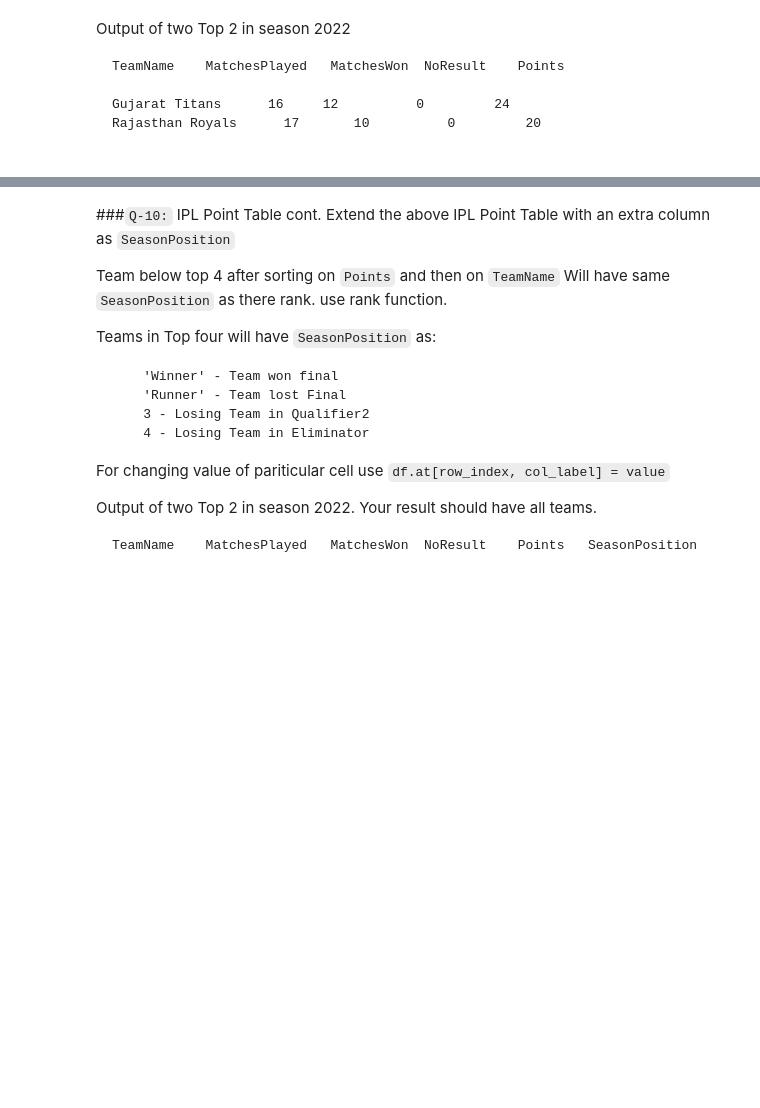
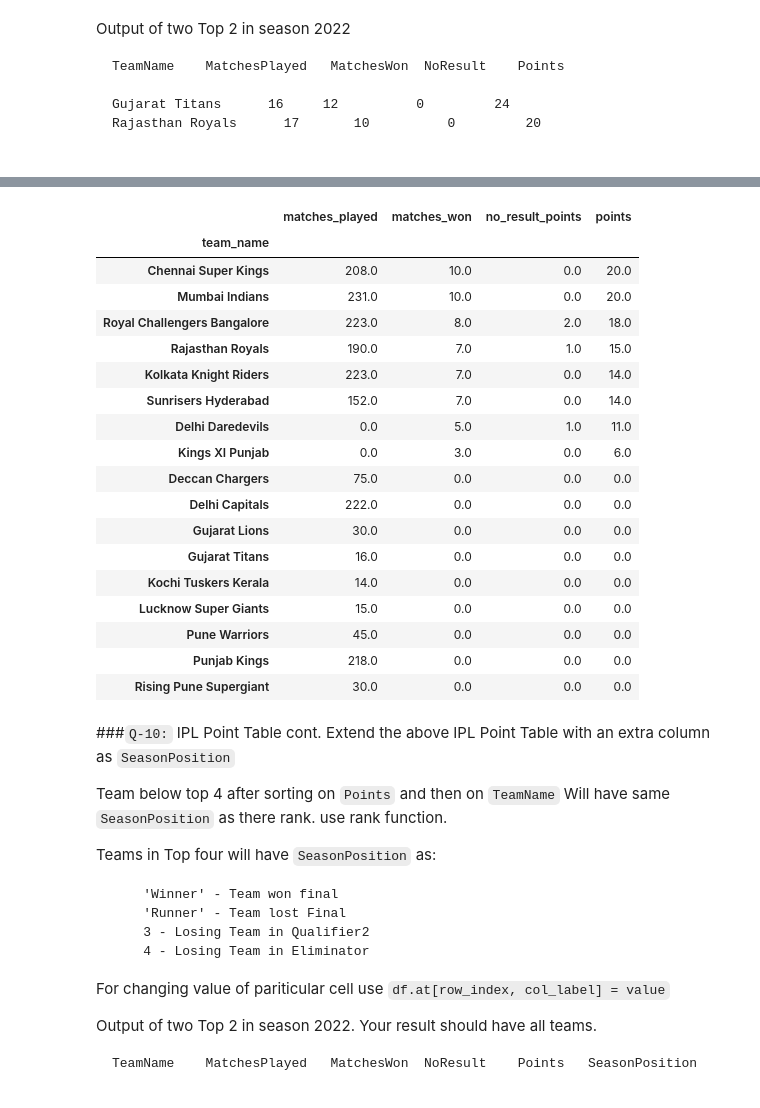
Before and after one commit to ushi-masuka/python-practice, a Jupyter notebook: day1801.ipynb, the cells around one changed output, grey strips where cells are left out. Drawn from its saved outputs; the diff is of its cells as text; code cells hidden in the pictures; blank space fills up the shorter version.

```diff
--- a/day1801.ipynb
+++ b/day1801.ipynb
@@ -353,0 +399,8 @@ Note: Team1 represents Home team. Exclude not result matches.
+# %%
+ipl.dropna(subset=["WinningTeam"],axis=0,inplace=True)
+all_teams_ipl=ipl[["Team1",'Team2']].stack().unique()
+# %%
+matches_played=(ipl["Team1"].value_counts()+ipl["Team2"].value_counts())
+winr=((ipl["WinningTeam"].value_counts())/(matches_played))*100
+homewinr=((ipl[ipl["Team1"]==ipl["WinningTeam"]]["WinningTeam"].value_counts())/(ipl["Team1"].value_counts()))*100
+awaywinr=((ipl[ipl["Team2"]==ipl["WinningTeam"]]["WinningTeam"].value_counts())/(ipl["Team2"].value_counts()))*100
@@ -354,2 +428,4 @@ Note: Team1 represents Home team. Exclude not result matches.
+# %%
+ipl.replace(["Delhi Daredevils","Kings XI Punjab","Rising Pune Supergiants"],["Delhi Capitals","Punjab Kings",'Rising Pune Supergiant'],inplace=True)
 # %% [markdown]
 ###`Q-7:` Venues with most "no result" matches.
@@ -394,3 +512,37 @@ Rajasthan Royals	  17	   10	       0	     20
+# %%
+def point_table(season: str):
+    pdf=ipl[ipl["Season"]==season][["Season","Team1","Team2","WinningTeam"]]
+    mathes_played=pdf[["Team1","Team2"]].stack().value_counts()
+    matches_won=pdf["WinningTeam"].value_counts()
+    no_result_points=pdf[pdf["WinningTeam"].isnull()][["Team1","Team2"]].stack().value_counts()
+    points=(matches_won*2).add(no_result_points,fill_value=0)
+
+    out=pd.DataFrame({"matches_played":matches_played,"matches_won":matches_won,"no_result_points":no_result_points,"points":points}).fillna(0)
+    out.index.name="team_name"
+    out.sort_values(by=["points","team_name"],ascending=[False,True],inplace=True)
+    return out
+# %%
+point_table("2015")
+# %% [output]
+|  | matches_played | matches_won | no_result_points | points |
+| team_name |  |  |  |  |
+| Chennai Super Kings | 208.0 | 10.0 | 0.0 | 20.0 |
+| Mumbai Indians | 231.0 | 10.0 | 0.0 | 20.0 |
+| Royal Challengers Bangalore | 223.0 | 8.0 | 2.0 | 18.0 |
+| Rajasthan Royals | 190.0 | 7.0 | 1.0 | 15.0 |
+| Kolkata Knight Riders | 223.0 | 7.0 | 0.0 | 14.0 |
+| Sunrisers Hyderabad | 152.0 | 7.0 | 0.0 | 14.0 |
+| Delhi Daredevils | 0.0 | 5.0 | 1.0 | 11.0 |
+| Kings XI Punjab | 0.0 | 3.0 | 0.0 | 6.0 |
+| Deccan Chargers | 75.0 | 0.0 | 0.0 | 0.0 |
+| Delhi Capitals | 222.0 | 0.0 | 0.0 | 0.0 |
+| Gujarat Lions | 30.0 | 0.0 | 0.0 | 0.0 |
+| Gujarat Titans | 16.0 | 0.0 | 0.0 | 0.0 |
+| Kochi Tuskers Kerala | 14.0 | 0.0 | 0.0 | 0.0 |
+| Lucknow Super Giants | 15.0 | 0.0 | 0.0 | 0.0 |
+| Pune Warriors | 45.0 | 0.0 | 0.0 | 0.0 |
+| Punjab Kings | 218.0 | 0.0 | 0.0 | 0.0 |
+| Rising Pune Supergiant | 30.0 | 0.0 | 0.0 | 0.0 |
 # %% [markdown]
 ###`Q-10:` IPL Point Table cont.
 Extend the above IPL Point Table with an extra column as `SeasonPosition`
```
Also changed, not shown: parts of 15 cells of this notebook, 1 other file.
